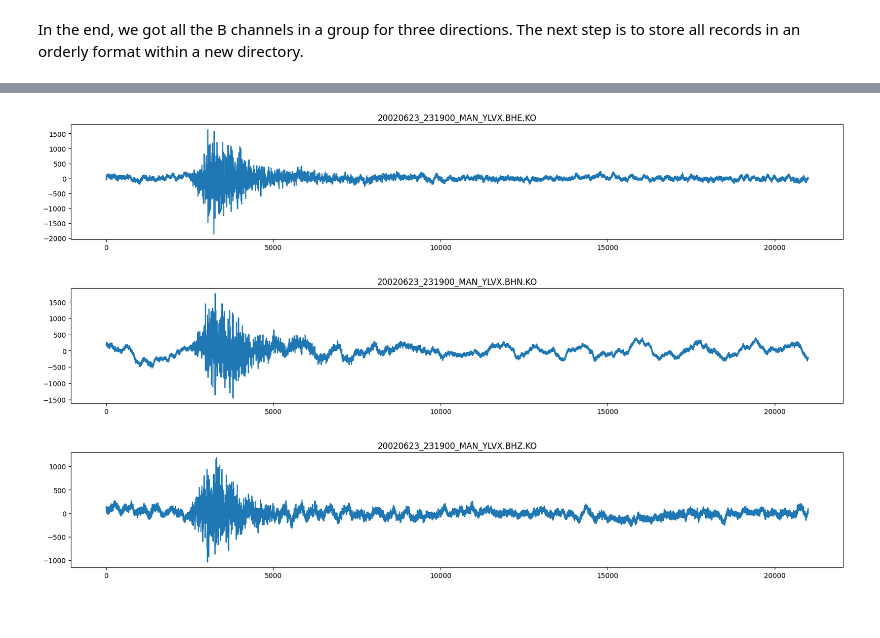
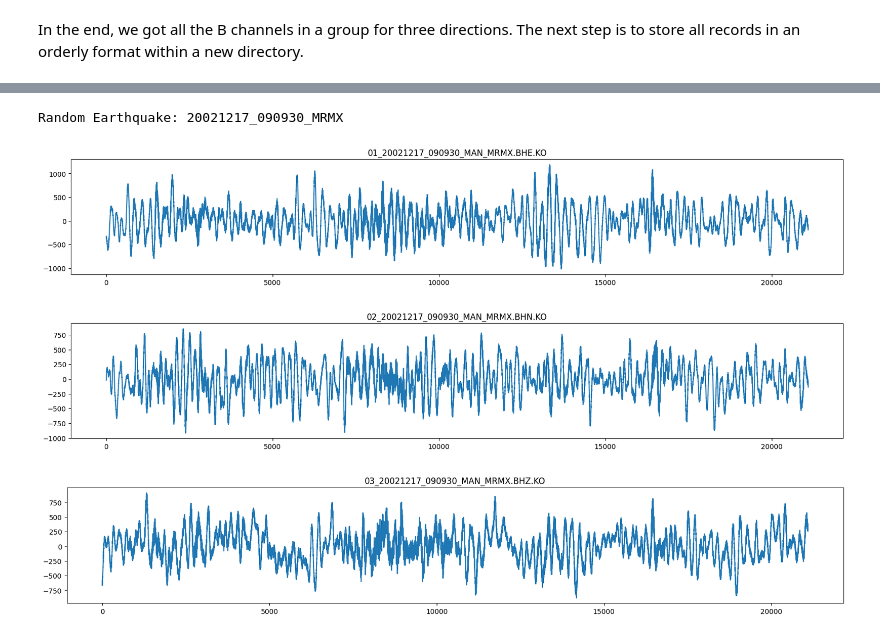
Before and after one commit to SedatParlak/earthquake-detection, a Jupyter notebook: 01_order_records.ipynb, the cells around one changed output, grey strips where cells are left out. Cells and saved outputs as stored; diff of their text form; code cells hidden in the pictures.

Commit message:
updating folder systems

```diff
--- a/01_order_records.ipynb
+++ b/01_order_records.ipynb
@@ -247,14 +270,16 @@ len(earthquake_records) / 3
 # %%
 # Let's plot a random earthquake data with 3 channels
-random_number = random.choice(range(3, len(earthquake_records)-3, 3))
+random_folder = random.choice(os.listdir('/content/drive/MyDrive/eartquakes_records/2002_ordered'))
+print('Random Earthquake:', random_folder, '\n')
 
-for i in earthquake_records[random_number:random_number+3]:
+for i in os.listdir(f'/content/drive/MyDrive/eartquakes_records/2002_ordered/{random_folder}'):
   plt.figure(figsize=(20, 3))
-  st = obspy.read(f'/content/drive/MyDrive/eartquakes_records/2002_ordered/{i}')
+  st = obspy.read(f'/content/drive/MyDrive/eartquakes_records/2002_ordered/{random_folder}/{i}')
   plt.plot(st[0].data)
   plt.title(i)
   plt.show()
 # %% [output]
+Random Earthquake: 20021217_090930_MRMX
-[figure, old version]
+[figure, new version]
-[figure, old version]
+[figure, new version]
-[figure, old version]
+[figure, new version]
```
Also changed, not shown: parts of 12 cells of this notebook.
